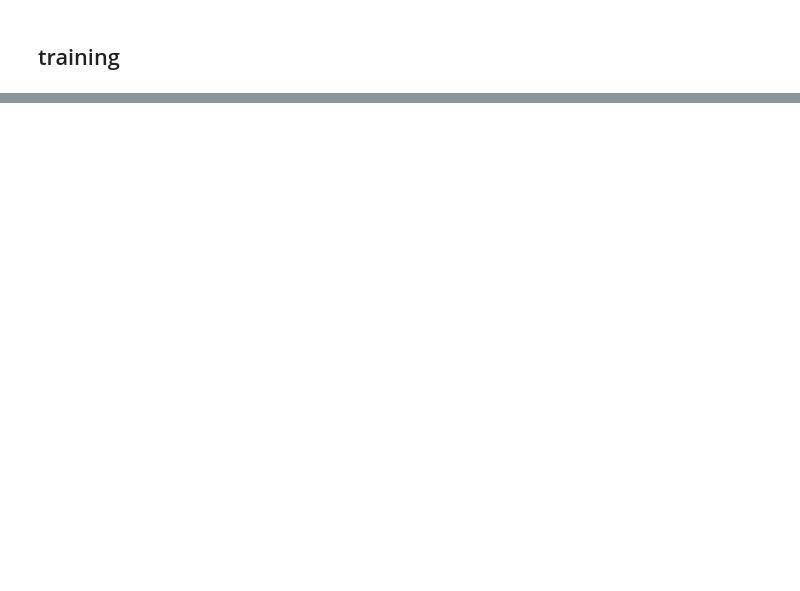
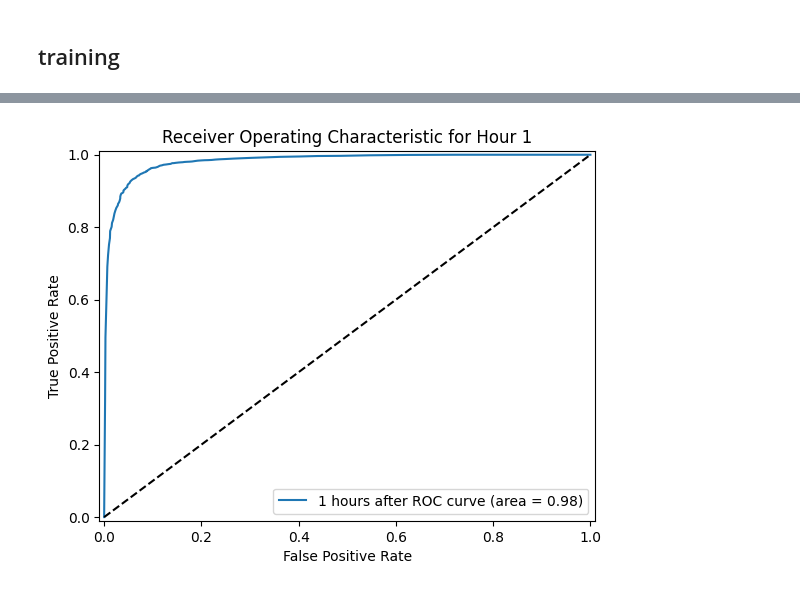
Before and after one commit to JOJOZYH/si670_final_project, a Jupyter notebook: yuhan.ipynb, the cells around one changed output, grey strips where cells are left out. Drawn from its saved outputs; the diff is of its cells as text; code cells hidden in the pictures; blank space fills up the shorter version.

```diff
--- a/yuhan.ipynb
+++ b/yuhan.ipynb
@@ -75,0 +55,2 @@ data.drop(columns='year', inplace=True)
+# %%
+data['pm2.5'] = data['pm2.5'].interpolate()
@@ -75,0 +64,6 @@ data.drop(columns='year', inplace=True)
+# %%
+# Calculate the total number of rows with any missing values before dropping
+missing_rows_before = data.isna().any(axis=1).sum()
+print(f'missing rows before: {missing_rows_before}')
+# Drop rows where any cell from 'pm2.5' to 'pm2.5_12_hour_after' is missing
+data.dropna(subset=['pm2.5'] + [f'pm2.5_{i}_hour_after' for i in range(1, 13)], inplace=True)
@@ -75,0 +72,11 @@ data.drop(columns='year', inplace=True)
+# %%
+# Calculate the index to split the data at 85% for training and 15% for testing
+split_index = int(len(data) * 0.85)
+
+# Split the data into training and test sets
+data_train = data.iloc[:split_index]
+data_test = data.iloc[split_index:]
+
+# Displaying sizes of the new datasets
+print(f"Training Data Size: {data_train.shape[0]}")
+print(f"Test Data Size: {data_test.shape[0]}")
@@ -158,0 +110,76 @@ Test set Mean Squared Error (Naive Bayes): 0.30
+# %%
+from sklearn.compose import ColumnTransformer
+from sklearn.preprocessing import StandardScaler
+from sklearn.pipeline import Pipeline
+from sklearn.ensemble import RandomForestClassifier
+from sklearn.metrics import roc_auc_score, f1_score, roc_curve
+import matplotlib.pyplot as plt
+
+# Prepare training and test data (drop the labels and year columns)
+X_train = data_train.drop(columns=[f'pm2.5_{j}_hour_after' for j in range(1, 13)] + ['year'])
+X_test = data_test.drop(columns=[f'pm2.5_{j}_hour_after' for j in range(1, 13)] + ['year'])
+
+# Define numerical columns (replace these with the actual numerical column names in your dataset)
+numerical_columns = X_train.select_dtypes(include=['float64', 'int64']).columns
+
+# ColumnTransformer to normalize numerical columns
+preprocessor = ColumnTransformer(
+    transformers=[
+        ('num', StandardScaler(), numerical_columns)  # Normalize numerical columns
+    ],
+    remainder='passthrough'  # Keep other columns as is
+)
+
+# Initialize lists to store results for each hour
+f1_scores = []
+roc_aucs = []
+
+# Use tqdm to add a progress bar to the loop
+for i in range(1, 13):
+    # The current ith hour after current hour as label
+    y_train = data_train[f'pm2.5_{i}_hour_after'] >= 50
+    y_test = data_test[f'pm2.5_{i}_hour_after'] >= 50
+
+
+    # Create a pipeline with preprocessing and the Random Forest model
+    pipeline = Pipeline([
+        ('preprocessor', preprocessor),  # Normalize numerical columns
+        ('classifier', RandomForestClassifier(random_state=1))  # Random Forest model
+    ])
+
+    # Train the pipeline
+    pipeline.fit(X_train, y_train)
+
+    # Predictions on the test data
+    y_pred_test = pipeline.predict(X_test)
+    y_prob_test = pipeline.predict_proba(X_test)[:, 1]
+
+    # Calculate scores for the test data
+    f1_test = f1_score(y_test, y_pred_test)
+    roc_auc_test = roc_auc_score(y_test, y_prob_test)
+
+    # Store the results
+    f1_scores.append(f1_test)
+    roc_aucs.append(roc_auc_test)
+
+    # Output the test F1 Score and ROC-AUC for the current hour
+    print(f"{i} hours after: Test F1 Score: {f1_test:.2f}, Test ROC-AUC: {roc_auc_test:.2f}")
+
+    # ROC Curve for test data
+    fpr_test, tpr_test, _ = roc_curve(y_test, y_prob_test)
+
+    plt.figure()
+    plt.plot(fpr_test, tpr_test, label=f'{i} hours after ROC curve (area = {roc_auc_test:.2f})')
+    plt.plot([0, 1], [0, 1], 'k--')
+    plt.xlim([-0.01, 1.01])
+    plt.ylim([-0.01, 1.01])
+    plt.xlabel('False Positive Rate')
+    plt.ylabel('True Positive Rate')
+    plt.title(f'Receiver Operating Characteristic for Hour {i}')
+    plt.legend(loc="lower right")
+    plt.show()
+
+# Output overall results
+print(f"Averaged F1 Score: {sum(f1_scores)/len(f1_scores):.2f}")
+print(f"Averaged ROC-AUC: {sum(roc_aucs)/len(roc_aucs):.2f}")
+# %% [output]
@@ -158,0 +187 @@ Test set Mean Squared Error (Naive Bayes): 0.30
+[figure, added]
```
Also changed, not shown: parts of 13 cells of this notebook.
